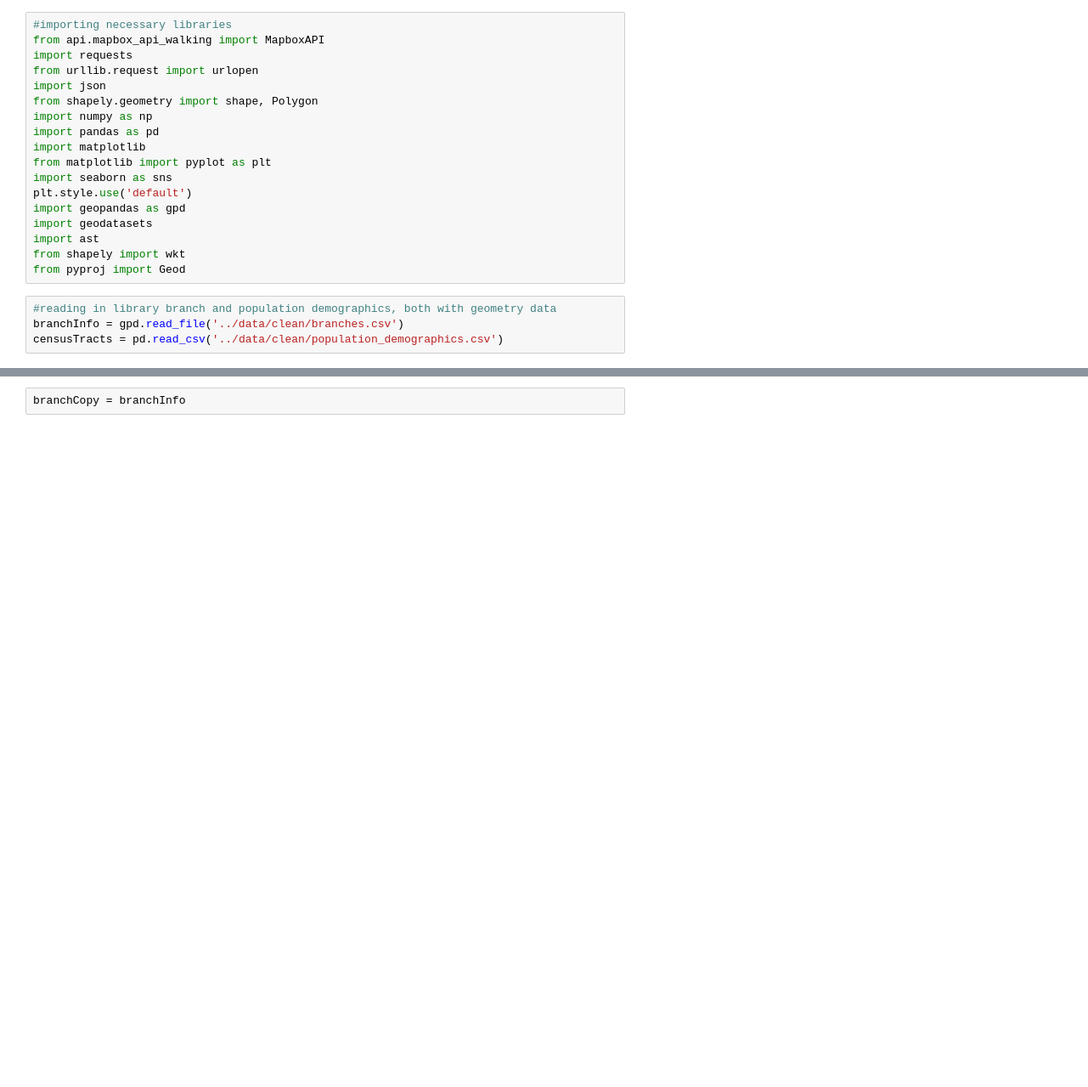
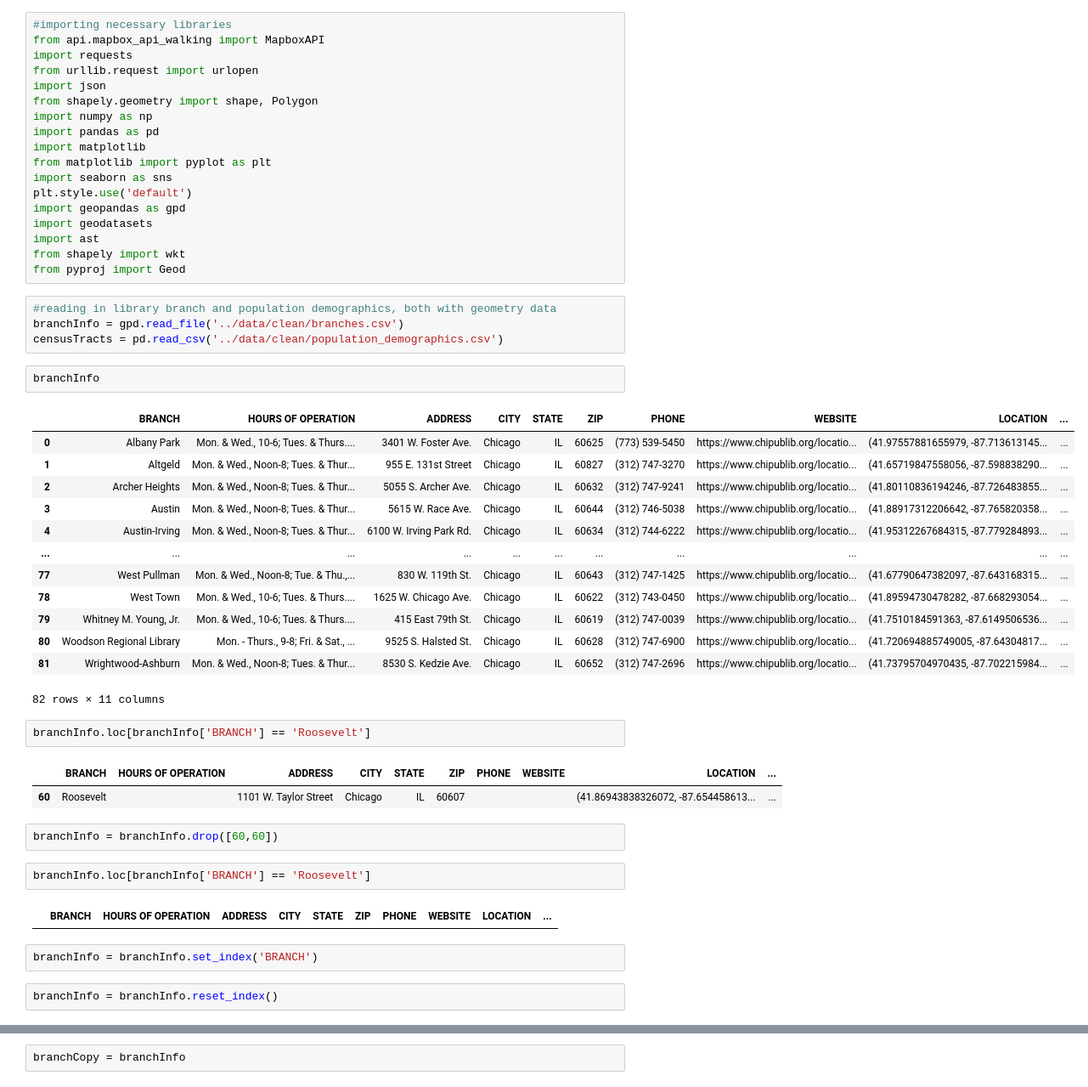
Before and after one commit to Rajvishah12/cpl_project, a Jupyter notebook: can-summer-2023/notebooks/walkingCoverage.ipynb, the cells around one changed output, grey strips where cells are left out. Shown: that part at 85% size. Cells and saved outputs as stored; diff of their text form; blank space fills up the shorter version.

```diff
--- a/can-summer-2023/notebooks/walkingCoverage.ipynb
+++ b/can-summer-2023/notebooks/walkingCoverage.ipynb
@@ -20,3 +20,34 @@ from pyproj import Geod
 #reading in library branch and population demographics, both with geometry data
 branchInfo = gpd.read_file('../data/clean/branches.csv')
 censusTracts = pd.read_csv('../data/clean/population_demographics.csv')
+# %%
+branchInfo
+# %% [output]
+|  | BRANCH | HOURS OF OPERATION | ADDRESS | CITY | STATE | ZIP | PHONE | WEBSITE | LOCATION | ... |
+| 0 | Albany Park | Mon. & Wed., 10-6; Tues. & Thurs.... | 3401 W. Foster Ave. | Chicago | IL | 60625 | (773) 539-5450 | https://www.chipublib.org/locatio... | (41.97557881655979, -87.713613145... | ... |
+| 1 | Altgeld | Mon. & Wed., Noon-8; Tues. & Thur... | 955 E. 131st Street | Chicago | IL | 60827 | (312) 747-3270 | https://www.chipublib.org/locatio... | (41.65719847558056, -87.598838290... | ... |
+| 2 | Archer Heights | Mon. & Wed., Noon-8; Tues. & Thur... | 5055 S. Archer Ave. | Chicago | IL | 60632 | (312) 747-9241 | https://www.chipublib.org/locatio... | (41.80110836194246, -87.726483855... | ... |
+| 3 | Austin | Mon. & Wed., Noon-8; Tues. & Thur... | 5615 W. Race Ave. | Chicago | IL | 60644 | (312) 746-5038 | https://www.chipublib.org/locatio... | (41.88917312206642, -87.765820358... | ... |
+| 4 | Austin-Irving | Mon. & Wed., Noon-8; Tues. & Thur... | 6100 W. Irving Park Rd. | Chicago | IL | 60634 | (312) 744-6222 | https://www.chipublib.org/locatio... | (41.95312267684315, -87.779284893... | ... |
+| ... | ... | ... | ... | ... | ... | ... | ... | ... | ... | ... |
+| 77 | West Pullman | Mon. & Wed., Noon-8; Tue. & Thu.,... | 830 W. 119th St. | Chicago | IL | 60643 | (312) 747-1425 | https://www.chipublib.org/locatio... | (41.67790647382097, -87.643168315... | ... |
+| 78 | West Town | Mon. & Wed., 10-6; Tues. & Thurs.... | 1625 W. Chicago Ave. | Chicago | IL | 60622 | (312) 743-0450 | https://www.chipublib.org/locatio... | (41.89594730478282, -87.668293054... | ... |
+| 79 | Whitney M. Young, Jr. | Mon. & Wed., 10-6; Tues. & Thurs.... | 415 East 79th St. | Chicago | IL | 60619 | (312) 747-0039 | https://www.chipublib.org/locatio... | (41.7510184591363, -87.6149506536... | ... |
+| 80 | Woodson Regional Library | Mon. - Thurs., 9-8; Fri. & Sat., ... | 9525 S. Halsted St. | Chicago | IL | 60628 | (312) 747-6900 | https://www.chipublib.org/locatio... | (41.720694885749005, -87.64304817... | ... |
+| 81 | Wrightwood-Ashburn | Mon. & Wed., Noon-8; Tues. & Thur... | 8530 S. Kedzie Ave. | Chicago | IL | 60652 | (312) 747-2696 | https://www.chipublib.org/locatio... | (41.73795704970435, -87.702215984... | ... |
+82 rows × 11 columns
+# %%
+branchInfo.loc[branchInfo['BRANCH'] == 'Roosevelt']
+# %% [output]
+|  | BRANCH | HOURS OF OPERATION | ADDRESS | CITY | STATE | ZIP | PHONE | WEBSITE | LOCATION | ... |
+| 60 | Roosevelt |  | 1101 W. Taylor Street | Chicago | IL | 60607 |  |  | (41.86943838326072, -87.654458613... | ... |
+# %%
+branchInfo = branchInfo.drop([60,60])
+# %%
+branchInfo.loc[branchInfo['BRANCH'] == 'Roosevelt']
+# %% [output]
+|  | BRANCH | HOURS OF OPERATION | ADDRESS | CITY | STATE | ZIP | PHONE | WEBSITE | LOCATION | ... |
+# %%
+branchInfo = branchInfo.set_index('BRANCH')
+# %%
+branchInfo = branchInfo.reset_index()
```
Also changed, not shown: parts of 17 cells of this notebook, 3 other files.
